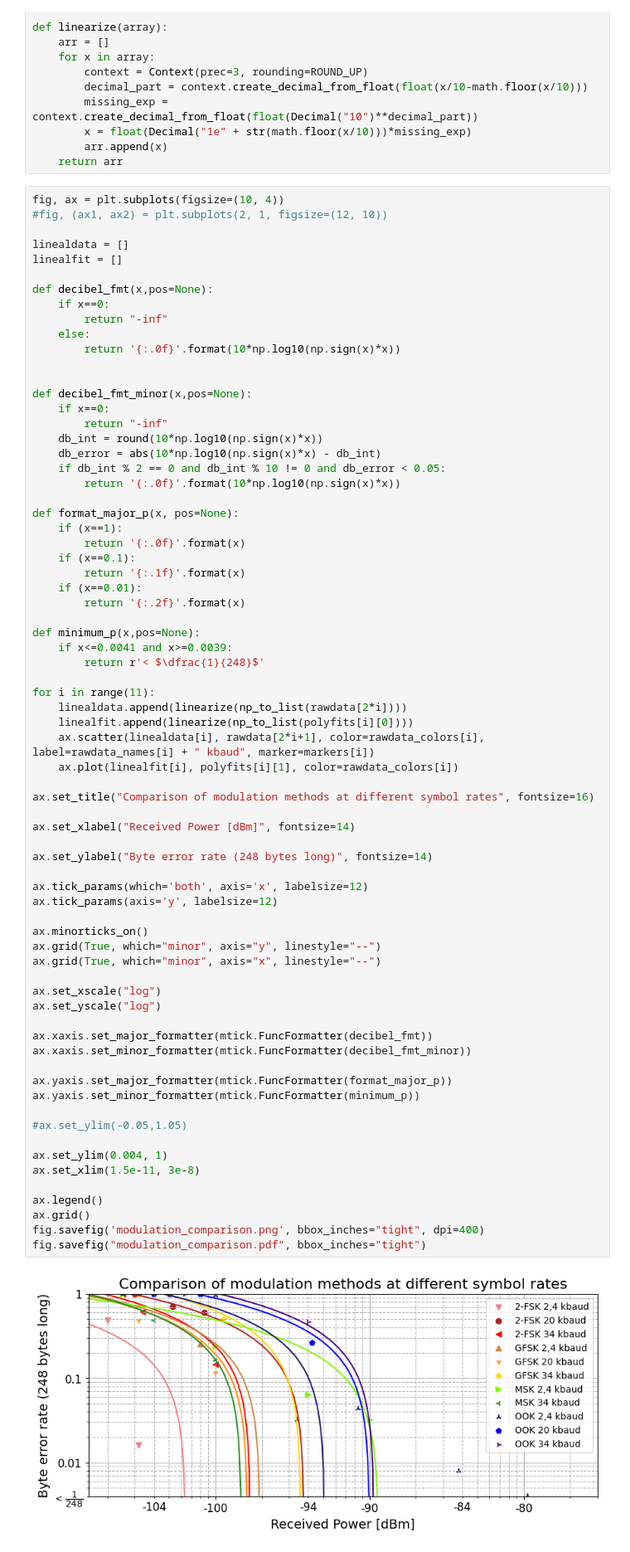
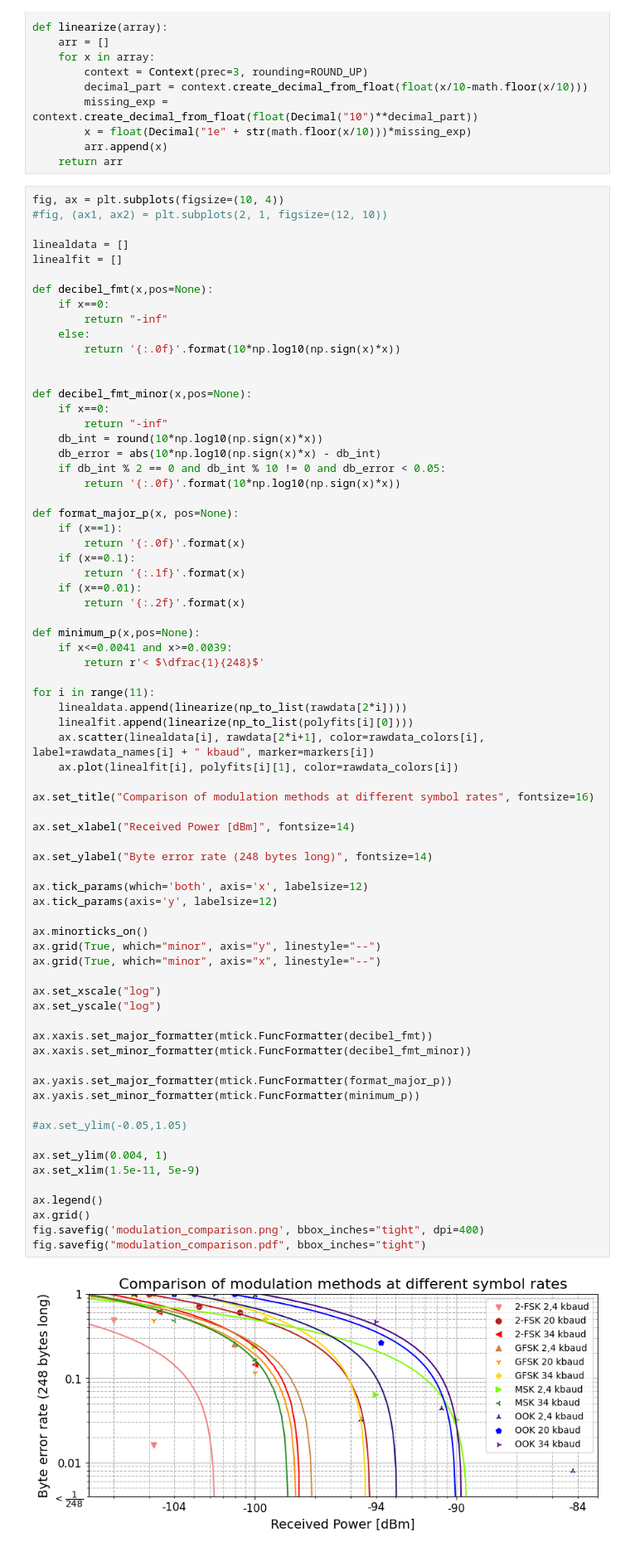
Before and after one commit to alias313/PBE_Horn_antenna_graphs, a Jupyter notebook: todas_lin_reg.ipynb, the cells around one changed output. Shown: that part at 83% size. Drawn from its saved outputs; the diff is of its cells as text.

Commit message:
Modified lin_reg graph

```diff
--- a/todas_lin_reg.ipynb
+++ b/todas_lin_reg.ipynb
@@ -107,32 +107,32 @@ ax.set_title("Comparison of modulation methods at different symbol rates", fonts
 
 ax.set_xlabel("Received Power [dBm]", fontsize=14)
 
 ax.set_ylabel("Byte error rate (248 bytes long)", fontsize=14)
 
 ax.tick_params(which='both', axis='x', labelsize=12)
 ax.tick_params(axis='y', labelsize=12)
 
 ax.minorticks_on()
 ax.grid(True, which="minor", axis="y", linestyle="--")
 ax.grid(True, which="minor", axis="x", linestyle="--")
 
 ax.set_xscale("log")
 ax.set_yscale("log")
 
 ax.xaxis.set_major_formatter(mtick.FuncFormatter(decibel_fmt))
 ax.xaxis.set_minor_formatter(mtick.FuncFormatter(decibel_fmt_minor))
 
 ax.yaxis.set_major_formatter(mtick.FuncFormatter(format_major_p))
 ax.yaxis.set_minor_formatter(mtick.FuncFormatter(minimum_p))
 
 #ax.set_ylim(-0.05,1.05)
 
 ax.set_ylim(0.004, 1)
-ax.set_xlim(1.5e-11, 3e-8)
+ax.set_xlim(1.5e-11, 5e-9)
 
 ax.legend()
 ax.grid()
 fig.savefig('modulation_comparison.png', bbox_inches="tight", dpi=400)
 fig.savefig("modulation_comparison.pdf", bbox_inches="tight")
 # %% [output]
-[figure, old version]
+[figure, new version]
```
Also changed, not shown: 2 other files.
